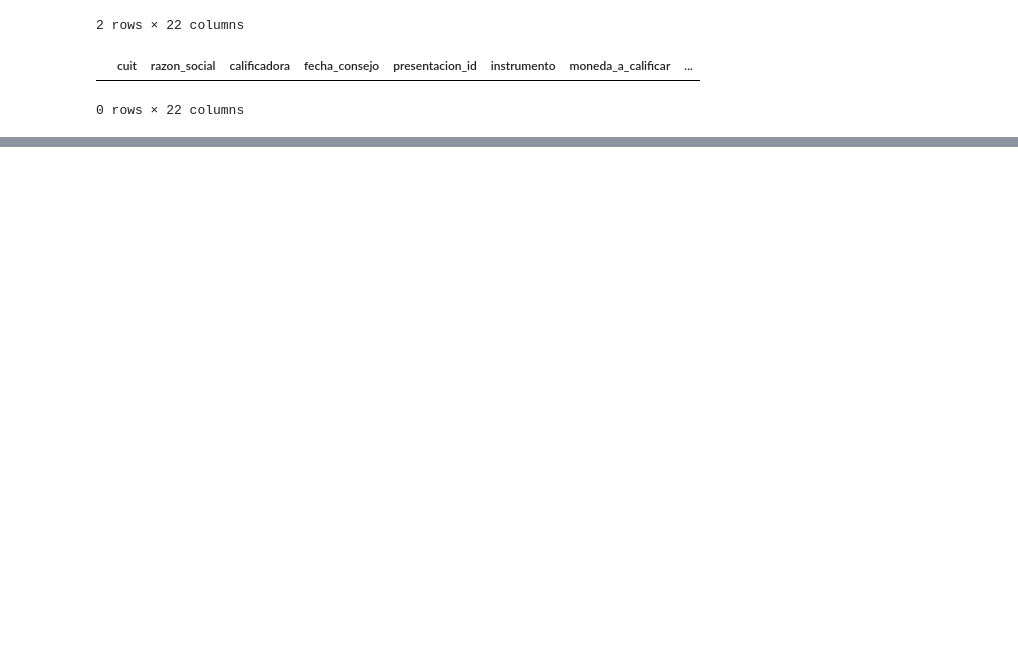
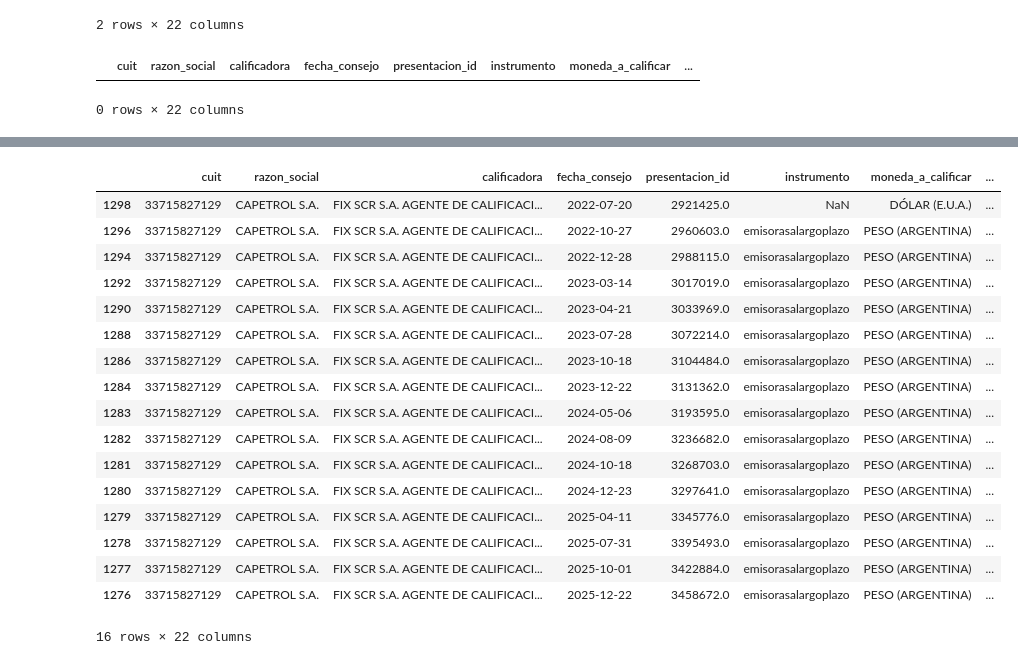
Before and after one commit to sofiscaiano/credit_risk_network, a Jupyter notebook: data_processing.ipynb, the cells around one changed output, grey strips where cells are left out. Cells and saved outputs as stored; diff of their text form; code cells hidden in the pictures; blank space fills up the shorter version.

```diff
--- a/data_processing.ipynb
+++ b/data_processing.ipynb
@@ -775,0 +779,21 @@ grafo_input[(grafo_input['source'] == 30999027489) & (grafo_input['evento_credit
+# %%
+df_final[df_final['cuit'] == 33715827129]
+# %% [output]
+|  | cuit | razon_social | calificadora | fecha_consejo | presentacion_id | instrumento | moneda_a_calificar | ... |
+| 1298 | 33715827129 | CAPETROL S.A. | FIX SCR S.A. AGENTE DE CALIFICACI... | 2022-07-20 | 2921425.0 | NaN | DÓLAR (E.U.A.) | ... |
+| 1296 | 33715827129 | CAPETROL S.A. | FIX SCR S.A. AGENTE DE CALIFICACI... | 2022-10-27 | 2960603.0 | emisorasalargoplazo | PESO (ARGENTINA) | ... |
+| 1294 | 33715827129 | CAPETROL S.A. | FIX SCR S.A. AGENTE DE CALIFICACI... | 2022-12-28 | 2988115.0 | emisorasalargoplazo | PESO (ARGENTINA) | ... |
+| 1292 | 33715827129 | CAPETROL S.A. | FIX SCR S.A. AGENTE DE CALIFICACI... | 2023-03-14 | 3017019.0 | emisorasalargoplazo | PESO (ARGENTINA) | ... |
+| 1290 | 33715827129 | CAPETROL S.A. | FIX SCR S.A. AGENTE DE CALIFICACI... | 2023-04-21 | 3033969.0 | emisorasalargoplazo | PESO (ARGENTINA) | ... |
+| 1288 | 33715827129 | CAPETROL S.A. | FIX SCR S.A. AGENTE DE CALIFICACI... | 2023-07-28 | 3072214.0 | emisorasalargoplazo | PESO (ARGENTINA) | ... |
+| 1286 | 33715827129 | CAPETROL S.A. | FIX SCR S.A. AGENTE DE CALIFICACI... | 2023-10-18 | 3104484.0 | emisorasalargoplazo | PESO (ARGENTINA) | ... |
+| 1284 | 33715827129 | CAPETROL S.A. | FIX SCR S.A. AGENTE DE CALIFICACI... | 2023-12-22 | 3131362.0 | emisorasalargoplazo | PESO (ARGENTINA) | ... |
+| 1283 | 33715827129 | CAPETROL S.A. | FIX SCR S.A. AGENTE DE CALIFICACI... | 2024-05-06 | 3193595.0 | emisorasalargoplazo | PESO (ARGENTINA) | ... |
+| 1282 | 33715827129 | CAPETROL S.A. | FIX SCR S.A. AGENTE DE CALIFICACI... | 2024-08-09 | 3236682.0 | emisorasalargoplazo | PESO (ARGENTINA) | ... |
+| 1281 | 33715827129 | CAPETROL S.A. | FIX SCR S.A. AGENTE DE CALIFICACI... | 2024-10-18 | 3268703.0 | emisorasalargoplazo | PESO (ARGENTINA) | ... |
+| 1280 | 33715827129 | CAPETROL S.A. | FIX SCR S.A. AGENTE DE CALIFICACI... | 2024-12-23 | 3297641.0 | emisorasalargoplazo | PESO (ARGENTINA) | ... |
+| 1279 | 33715827129 | CAPETROL S.A. | FIX SCR S.A. AGENTE DE CALIFICACI... | 2025-04-11 | 3345776.0 | emisorasalargoplazo | PESO (ARGENTINA) | ... |
+| 1278 | 33715827129 | CAPETROL S.A. | FIX SCR S.A. AGENTE DE CALIFICACI... | 2025-07-31 | 3395493.0 | emisorasalargoplazo | PESO (ARGENTINA) | ... |
+| 1277 | 33715827129 | CAPETROL S.A. | FIX SCR S.A. AGENTE DE CALIFICACI... | 2025-10-01 | 3422884.0 | emisorasalargoplazo | PESO (ARGENTINA) | ... |
+| 1276 | 33715827129 | CAPETROL S.A. | FIX SCR S.A. AGENTE DE CALIFICACI... | 2025-12-22 | 3458672.0 | emisorasalargoplazo | PESO (ARGENTINA) | ... |
+16 rows × 22 columns
```
Also changed, not shown: parts of 3 cells of this notebook, 3 other files.
